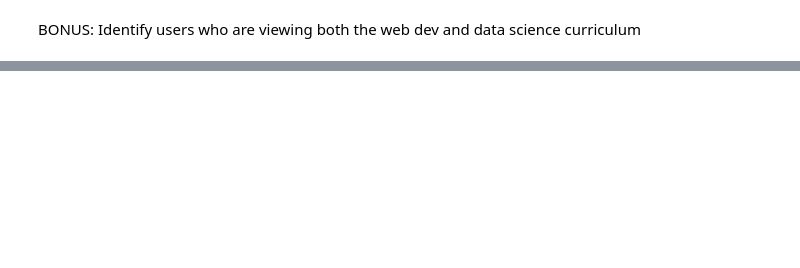
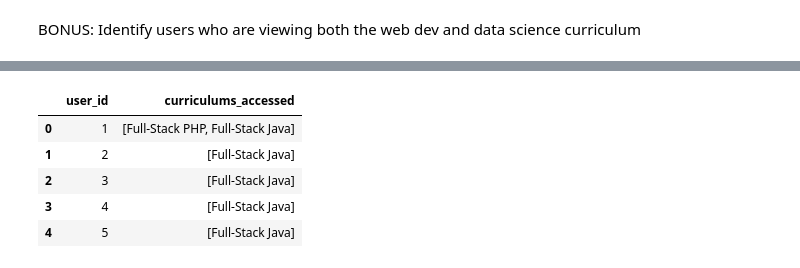
Before and after one commit to david-rodriguez-siller/anomaly-detection-exercises, a Jupyter notebook: time_series_anomaly_detection.ipynb, the cells around one changed output, grey strips where cells are left out. Drawn from its saved outputs; the diff is of its cells as text; code cells hidden in the pictures; blank space fills up the shorter version.

```diff
--- a/time_series_anomaly_detection.ipynb
+++ b/time_series_anomaly_detection.ipynb
@@ -303,0 +378,14 @@ BONUS: Identify users who are viewing both the web dev and data science curricul
+# %%
+curr_access = pd.DataFrame(columns = ['user_id', 'curriculums_accessed'])
+
+for user in df.user_id.unique():
+    curr_access = curr_access.append({'user_id':user, 'curriculums_accessed':list(df[df.user_id == user].program_name.unique())}, ignore_index = True)
+
+curr_access.head()
+# %% [output]
+|  | user_id | curriculums_accessed |
+| 0 | 1 | [Full-Stack PHP, Full-Stack Java] |
+| 1 | 2 | [Full-Stack Java] |
+| 2 | 3 | [Full-Stack Java] |
+| 3 | 4 | [Full-Stack Java] |
+| 4 | 5 | [Full-Stack Java] |
```
Also changed, not shown: parts of 7 cells of this notebook.
